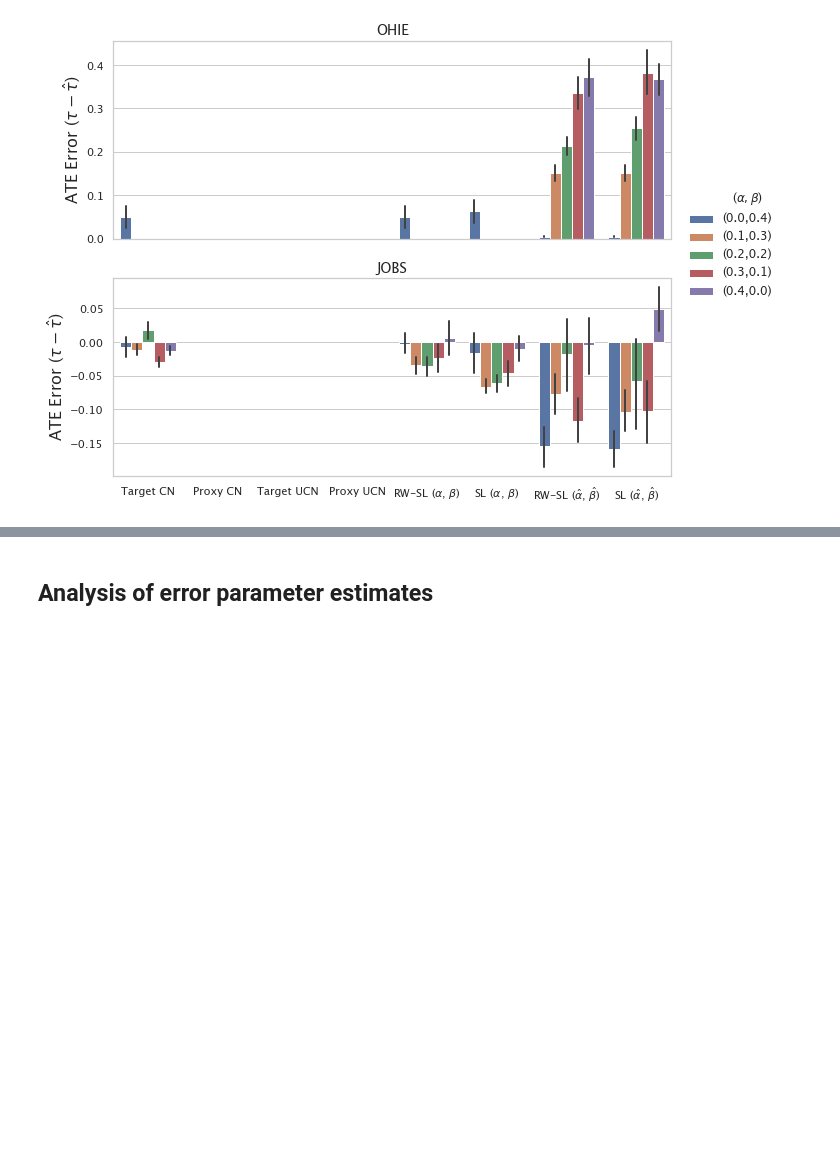
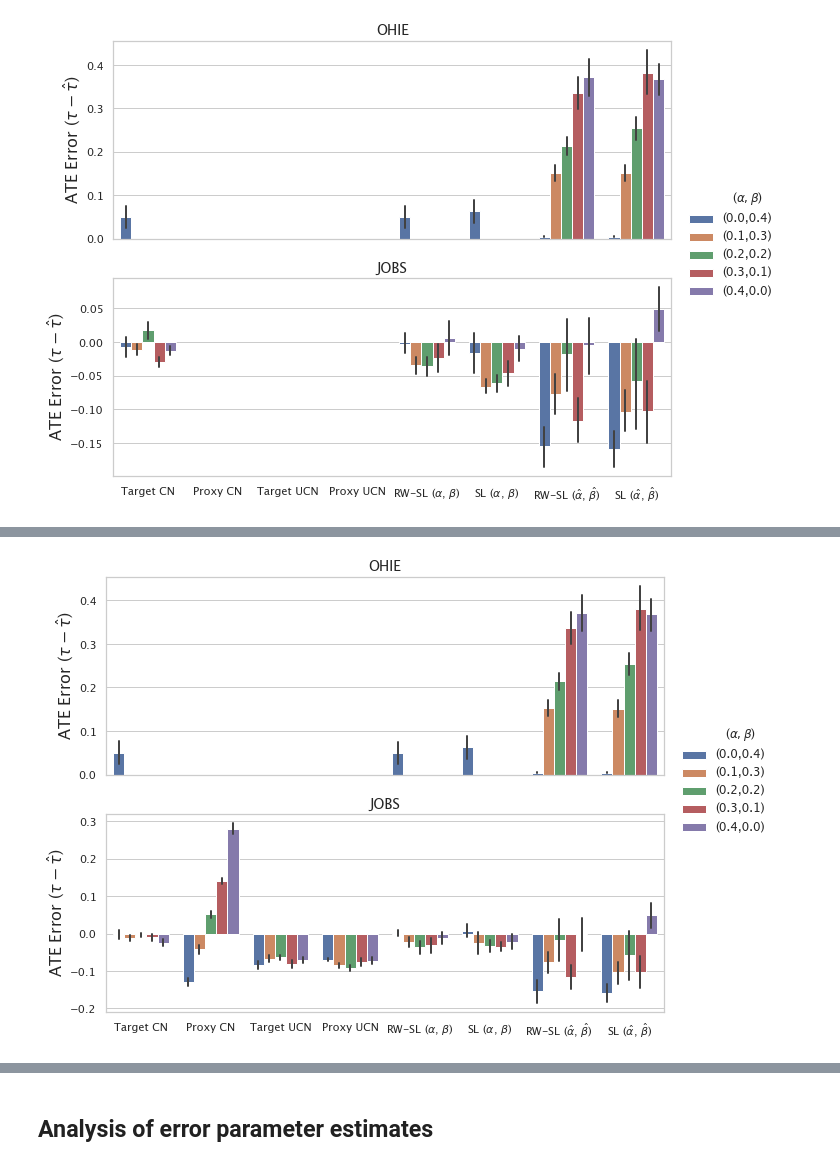
Before and after one commit to lguerdan/counterfactual-decision-support, a Jupyter notebook: notebook_results.ipynb, the cells around one changed output, grey strips where cells are left out. Drawn from its saved outputs; the diff is of its cells as text; code cells hidden in the pictures; blank space fills up the shorter version.

```diff
--- a/notebook_results.ipynb
+++ b/notebook_results.ipynb
@@ -319,0 +248,63 @@ Name: ate_error, dtype: float64
+# %%
+odf_oracle = get_ate_result_df('ATE_RERUN_ohie_crossfit_oracle_R10').reset_index()
+odf_learned = get_ate_result_df('main_table_ohie_learned_crossfit').reset_index()
+jdf_oracle = get_ate_result_df('A_main_experiment_jobs_oracle_R10').reset_index()
+jdf_learned = get_ate_result_df('main_table_jobs_learned').reset_index()
+
+# Load learned baselines
+learned_baselines = ['RW-SL (learned)', 'COM-SL (learned)']
+odf_learned['baseline'].replace('RW-SL', 'RW-SL (learned)', inplace=True)
+odf_learned['baseline'].replace('COM-SL', 'COM-SL (learned)', inplace=True)
+odf_learned = odf_learned[odf_learned['baseline'].isin(learned_baselines)]
+
+
+jdf_learned['baseline'].replace('RW-SL', 'RW-SL (learned)', inplace=True)
+jdf_learned['baseline'].replace('COM-SL', 'COM-SL (learned)', inplace=True)
+jdf_learned = jdf_learned[jdf_learned['baseline'].isin(learned_baselines)]
+
+
+# Oracle baselines
+include_baselines = ['Target Oracle', 'COM', 'OBS Oracle', 'OBS', 'RW-SL', 'COM-SL']
+odf_oracle = odf_oracle[odf_oracle['baseline'].isin(include_baselines)]
+jdf_oracle = jdf_oracle[jdf_oracle['baseline'].isin(include_baselines)]
+
+ohie_df = pd.concat([odf_learned, odf_oracle]).sort_values(by=['baseline', 'alpha_0'], ascending=True)
+jobs_df = pd.concat([jdf_learned, jdf_oracle]).sort_values(by=['baseline', 'alpha_0'], ascending=True)
+
+disp_names = {
+    'Target Oracle': 'Target CN',
+    'RW-SL': r'RW-SL ($\alpha$, $\beta$)',
+    'COM': 'Proxy CN',
+    'COM-SL': r'SL ($\alpha$, $\beta$)',
+    'RW': 'RW',
+    'Proxy Oracle': r'$f_{Y_t}$',
+    'OBS Oracle': 'Target UCN',
+    'OBS': 'Proxy UCN',
+    'RW-SL (learned)' : r'RW-SL ($\hat{\alpha}$, $\hat{\beta}$)',
+    'COM-SL (learned)' : r'SL ($\hat{\alpha}$, $\hat{\beta}$)',
+}
+
+
+fig, (ax1, ax2) = plt.subplots(2, 1, figsize=(10, 8), sharex=True)
+g = sns.barplot(data=ohie_df, x='baseline', y='ate_error', hue='param',
+                order=include_baselines + learned_baselines, ci=68, errwidth=2, ax=ax1)
+ax1.set_xlabel("")
+ax1.set_ylabel(r'ATE Error ($\tau - \hat{\tau}$)')
+ax1.set_title('OHIE')
+g.legend().set_visible(False)
+
+g = sns.barplot(data=jobs_df, x='baseline',y='ate_error',hue='param',
+                ci=68, errwidth=2, ax=ax2, order=include_baselines + learned_baselines)
+plt.xlabel("")
+ax2.set_ylabel(r'ATE Error ($\tau - \hat{\tau}$)')
+ax2.set_title('JOBS')
+ax2.legend( title=r"         ($\alpha, \beta$)", bbox_to_anchor=(1.2, 1.5))
+
+
+# handles, labels = plt.gca().get_legend_handles_labels()
+labels = [disp_names[item.get_text()] for item in ax2.get_xticklabels()]
+ax2.set_xticklabels(labels)
+
+plt.savefig('figs/tau_bias.png', dpi=500, bbox_inches = "tight")
+# %% [output]
+[figure, added]
```
Also changed, not shown: parts of 8 cells of this notebook, 1 other file.
